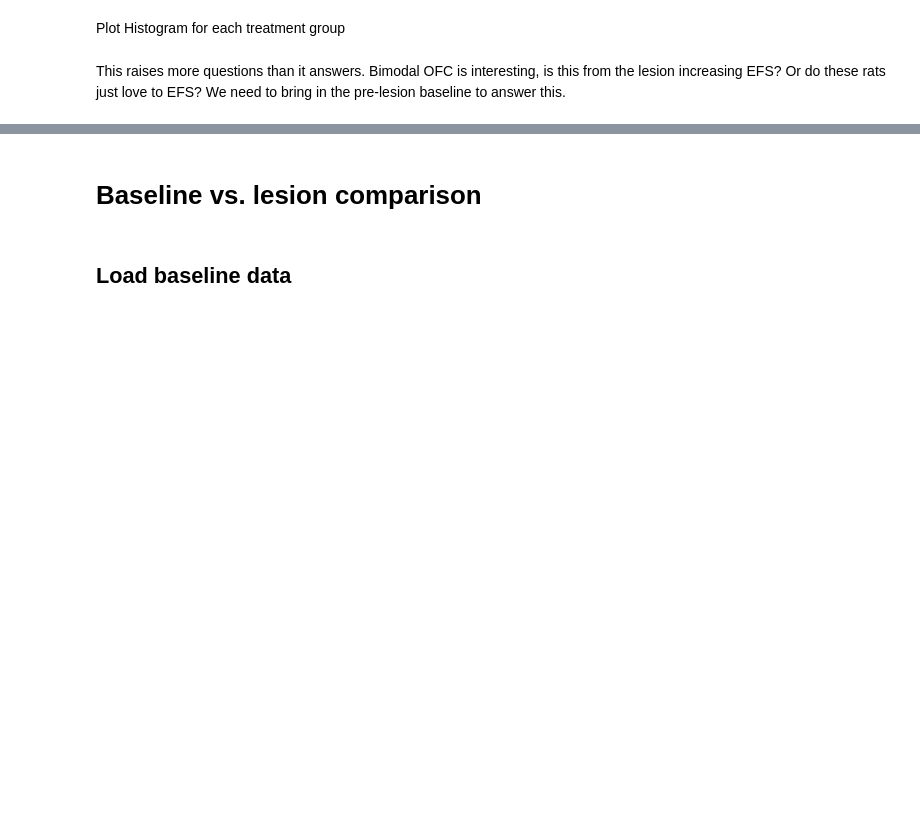
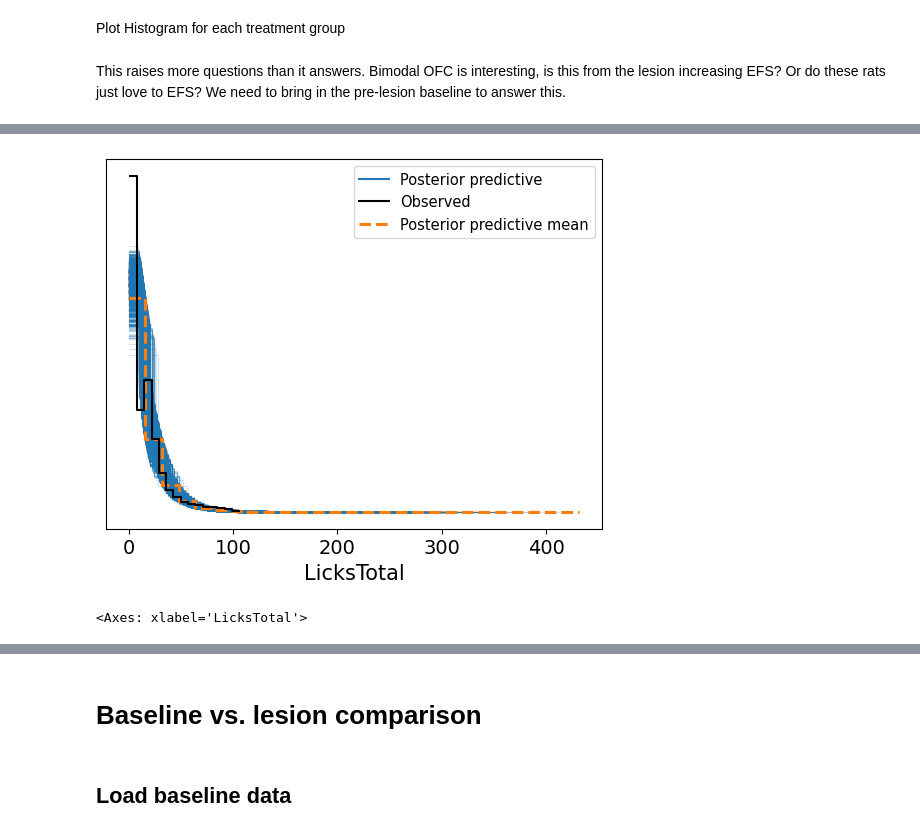
Before and after one commit to BenjoLiving/matching-pennies, a Jupyter notebook: matching_pennies/analysis/experiments/lesion_study_normal.ipynb, the cells around one changed output, grey strips where cells are left out. Drawn from its saved outputs; the diff is of its cells as text; code cells hidden in the pictures; blank space fills up the shorter version.

```diff
--- a/matching_pennies/analysis/experiments/lesion_study_normal.ipynb
+++ b/matching_pennies/analysis/experiments/lesion_study_normal.ipynb
@@ -360,0 +434,14 @@ This raises more questions than it answers. Bimodal OFC is interesting, is this
+# %%
+formula = "LicksTotal ~ trial_idx_scaled * treatment + (1|animal_id)"
+tdf_pan = tdf[["animal_id", "treatment", "trial_idx", "LicksTotal"]]
+tdf_pan = tdf_pan.filter(pl.col("LicksTotal") <= 100)
+tdf_pan = preprocessing.scale_col(tdf_pan, "trial_idx")
+tdf_pan = tdf_pan.filter(pl.col("LicksTotal").is_not_null()).to_pandas()
+tdf_pan["treatment"] = pd.Categorical(tdf_pan["treatment"], categories=["sham", "mpfc", "ofc"], ordered=True)
+model_lick = bmb.Model(
+    formula,
+    tdf_pan,
+    family="negativebinomial"
+)
+
+idata_lick = model_lick.fit()
@@ -360,0 +481,10 @@ This raises more questions than it answers. Bimodal OFC is interesting, is this
+# %%
+ppc = model_lick.predict(
+    idata_lick,
+    kind="response",
+    inplace=False
+)
+az.plot_ppc(ppc, show=True)
+# %% [output]
+[figure, added]
+<Axes: xlabel='LicksTotal'>
```
Also changed, not shown: parts of 37 cells of this notebook, 5 other files.
